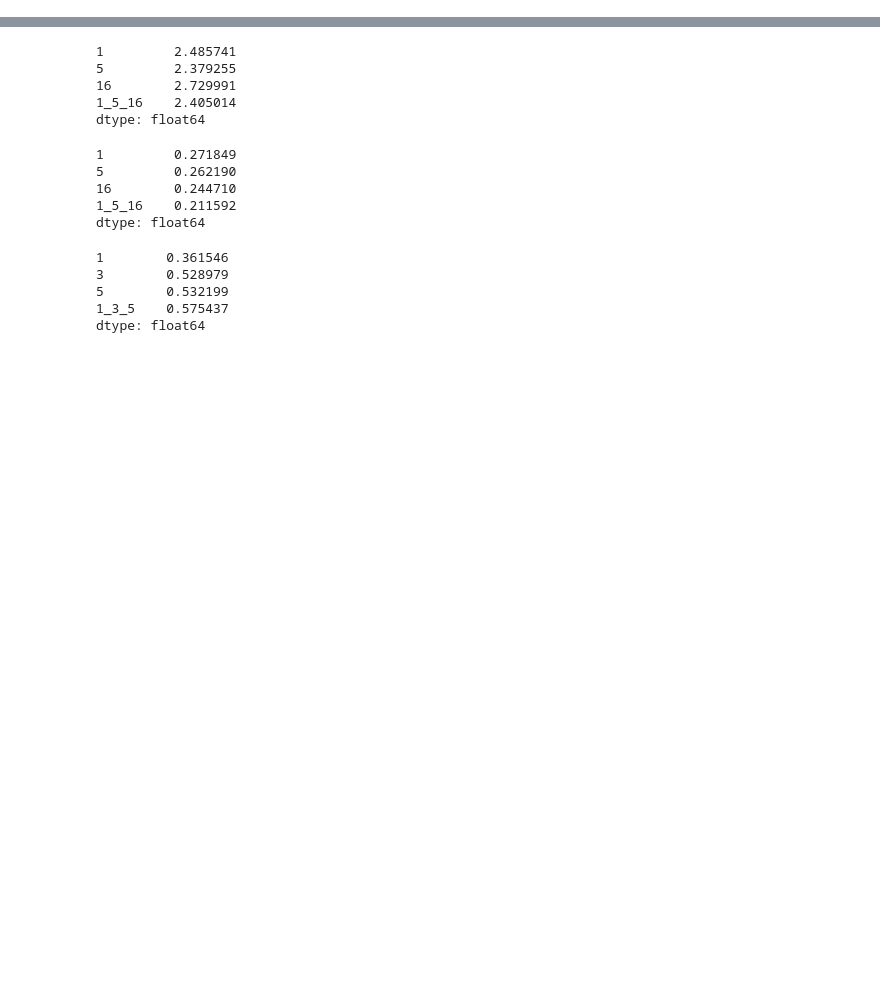
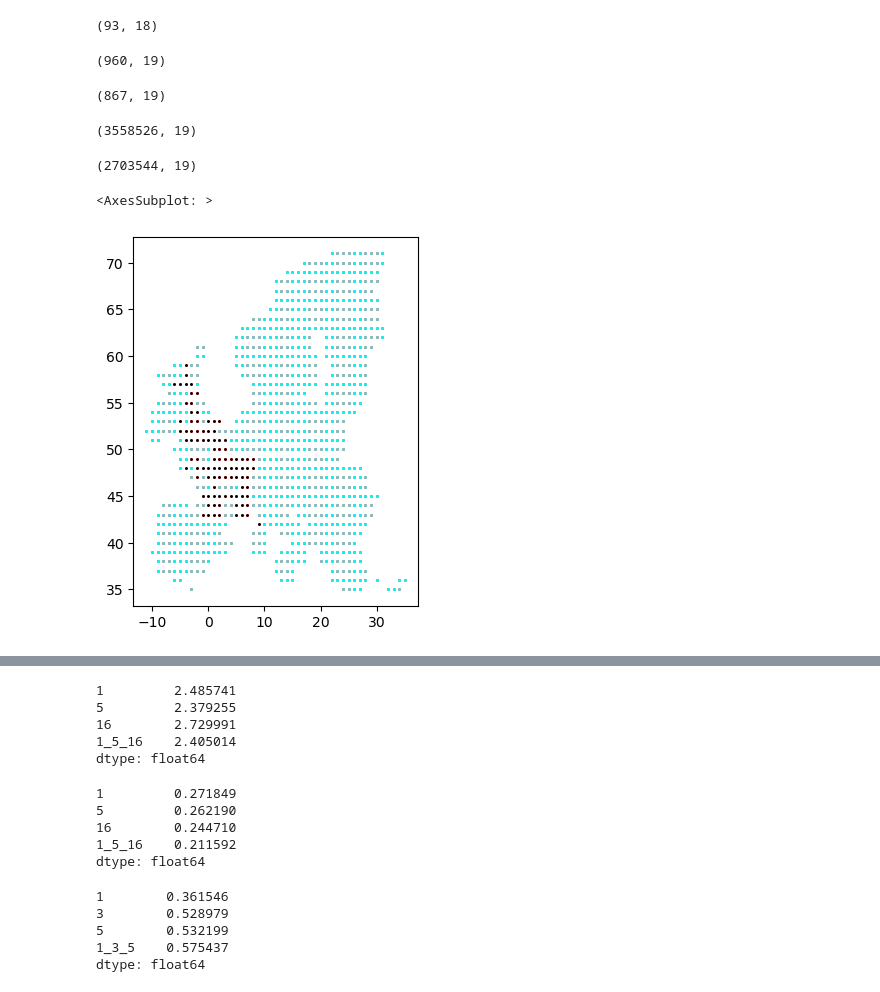
Before and after one commit to ninavantiel/multi_scale_SDMs, a Jupyter notebook: model_evaluation.ipynb, the cells around one changed output, grey strips where cells are left out. Drawn from its saved outputs; the diff is of its cells as text; code cells hidden in the pictures; blank space fills up the shorter version.

```diff
--- a/model_evaluation.ipynb
+++ b/model_evaluation.ipynb
@@ -6,2 +23,44 @@ import matplotlib.pyplot as plt
+# %%
+pa_data['lat_round'] = pa_data['lat'].round()
+pa_data['lon_round'] = pa_data['lon'].round()
+pa_data['coords_round'] = pa_data.apply(lambda row: (row['lat_round'], row['lon_round']), axis=1)
+pa_data_filter = pa_data.drop_duplicates('coords_round')
+pa_data_filter.shape
+# %% [output]
+(93, 18)
+# %%
+po_data['lat_round'] = po_data['lat'].round()
+po_data['lon_round'] = po_data['lon'].round()
+po_data['coords_round'] = po_data.apply(lambda row: (row['lat_round'], row['lon_round']), axis=1)
+po_data_filter = po_data.drop_duplicates('coords_round')
+po_data_filter.shape
+# %% [output]
+(960, 19)
+# %%
+po_data_filter2 = po_data_filter[~po_data_filter['coords_round'].isin(pa_data_filter['coords_round'])]
+po_data_filter2.shape
+# %% [output]
+(867, 19)
+# %%
+po_data.shape
+# %% [output]
+(3558526, 19)
+# %%
+po_data[po_data['coords_round'].isin(po_data_filter2['coords_round'])].shape
+# %% [output]
+(2703544, 19)
+# %%
+pa_data_filter_geo = gpd.GeoDataFrame(pa_data_filter, geometry=gpd.points_from_xy(pa_data_filter.lon_round, pa_data_filter.lat_round), crs="EPSG:4326")
+po_data_filter_geo = gpd.GeoDataFrame(po_data_filter, geometry=gpd.points_from_xy(po_data_filter.lon_round, po_data_filter.lat_round), crs="EPSG:4326")
+po_data_filter2_geo = gpd.GeoDataFrame(po_data_filter2, geometry=gpd.points_from_xy(po_data_filter2.lon_round, po_data_filter2.lat_round), crs="EPSG:4326")
+# %%
+ax = plt.subplot()
+po_data_filter_geo.plot(color='red', marker='o', markersize=1, ax=ax)
+pa_data_filter_geo.plot(color='black', marker='o', markersize=1, ax=ax)
+po_data_filter2_geo.plot(color='cyan', markersize=1, ax=ax)
+# geo_po_round_filter.plot(color='magenta', markersize=0.1, alpha=1, ax=ax)
+# %% [output]
+<AxesSubplot: >
+[figure, added]
 # %%
 models = {
```
Also changed, not shown: parts of 15 cells of this notebook, 4 other files.
